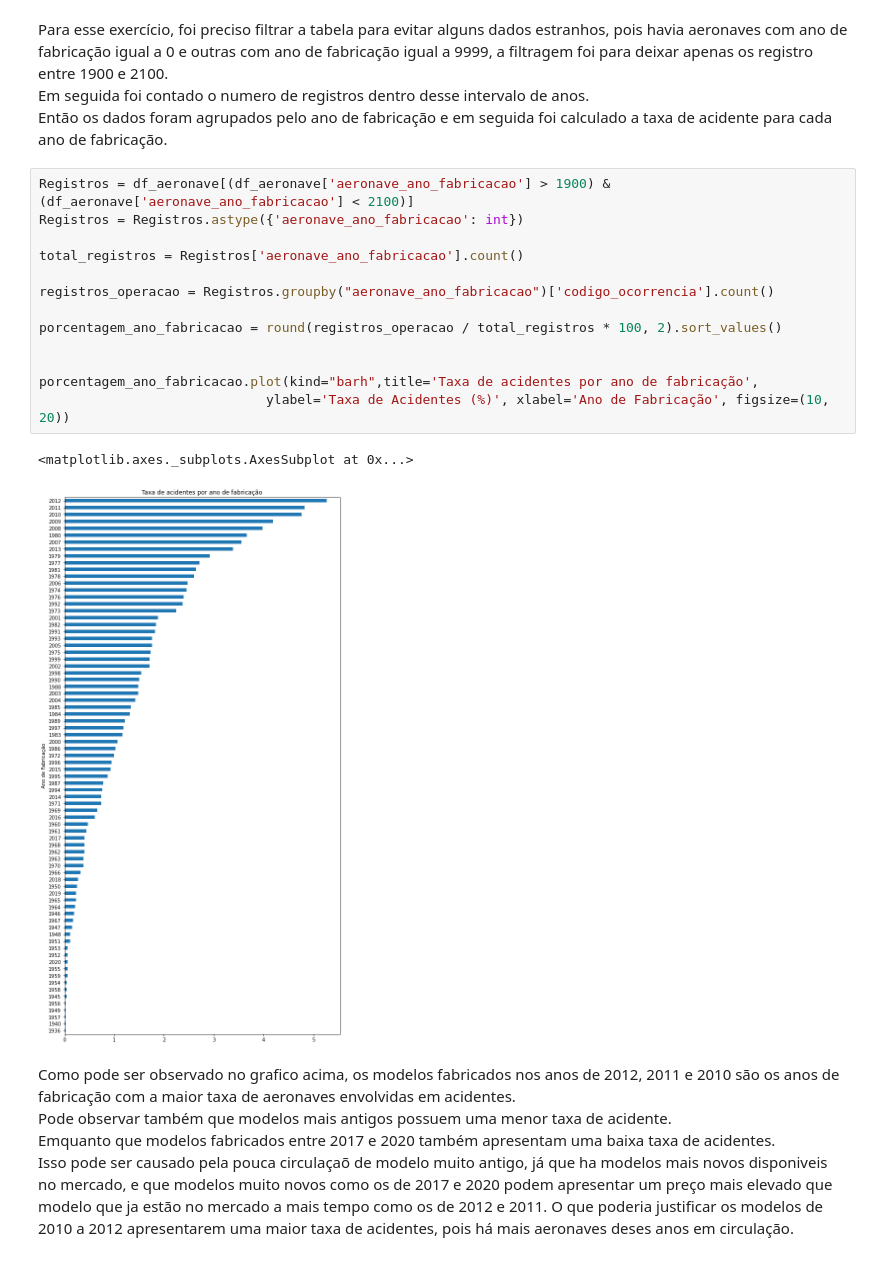
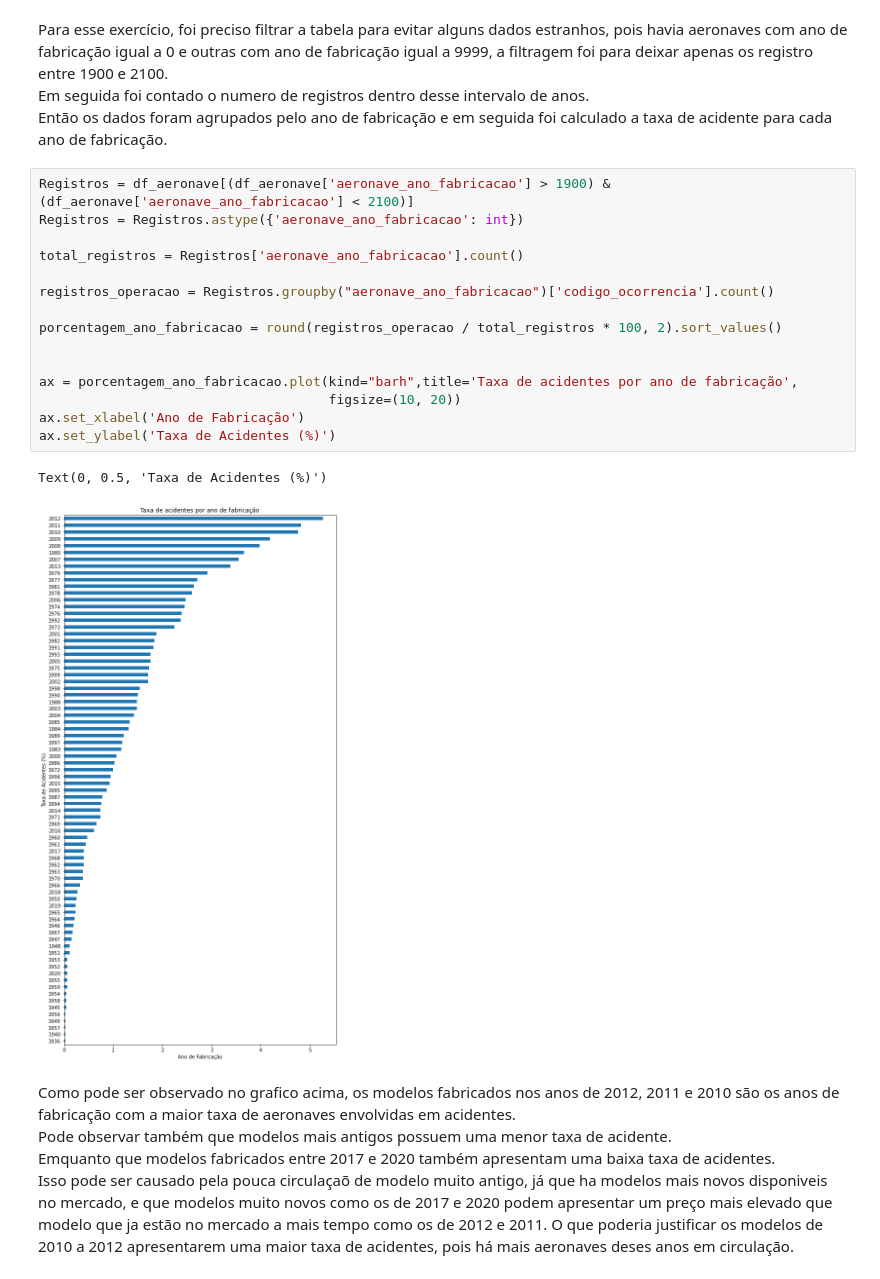
Before and after one commit to MarcosVeniciu/Trabalho-Pratico-Introducao-a-Ciencia-dos-Dados, a Jupyter notebook: cenipa.ipynb, the cells around one changed output. Cells and saved outputs as stored; diff of their text form.

```diff
--- a/cenipa.ipynb
+++ b/cenipa.ipynb
@@ -809,19 +809,21 @@ Então os dados foram agrupados pelo ano de fabricação e em seguida foi calcul
 # %%
 Registros = df_aeronave[(df_aeronave['aeronave_ano_fabricacao'] > 1900) & (df_aeronave['aeronave_ano_fabricacao'] < 2100)]
 Registros = Registros.astype({'aeronave_ano_fabricacao': int})
 
 total_registros = Registros['aeronave_ano_fabricacao'].count()
 
 registros_operacao = Registros.groupby("aeronave_ano_fabricacao")['codigo_ocorrencia'].count()
 
 porcentagem_ano_fabricacao = round(registros_operacao / total_registros * 100, 2).sort_values()
 
 
-porcentagem_ano_fabricacao.plot(kind="barh",title='Taxa de acidentes por ano de fabricação',
-                             ylabel='Taxa de Acidentes (%)', xlabel='Ano de Fabricação', figsize=(10, 20))
+ax = porcentagem_ano_fabricacao.plot(kind="barh",title='Taxa de acidentes por ano de fabricação',
+                                     figsize=(10, 20))
+ax.set_xlabel('Ano de Fabricação')
+ax.set_ylabel('Taxa de Acidentes (%)')
 # %% [output]
-<matplotlib.axes._subplots.AxesSubplot at 0x...>
+Text(0, 0.5, 'Taxa de Acidentes (%)')
-[figure, old version]
+[figure, new version]
 # %% [markdown]
 Como pode ser observado no grafico acima, os modelos fabricados nos anos de 2012, 2011 e 2010 são os anos de fabricação com a maior taxa de aeronaves envolvidas em acidentes. \
 Pode observar também que modelos mais antigos possuem uma menor taxa de acidente. \
```
